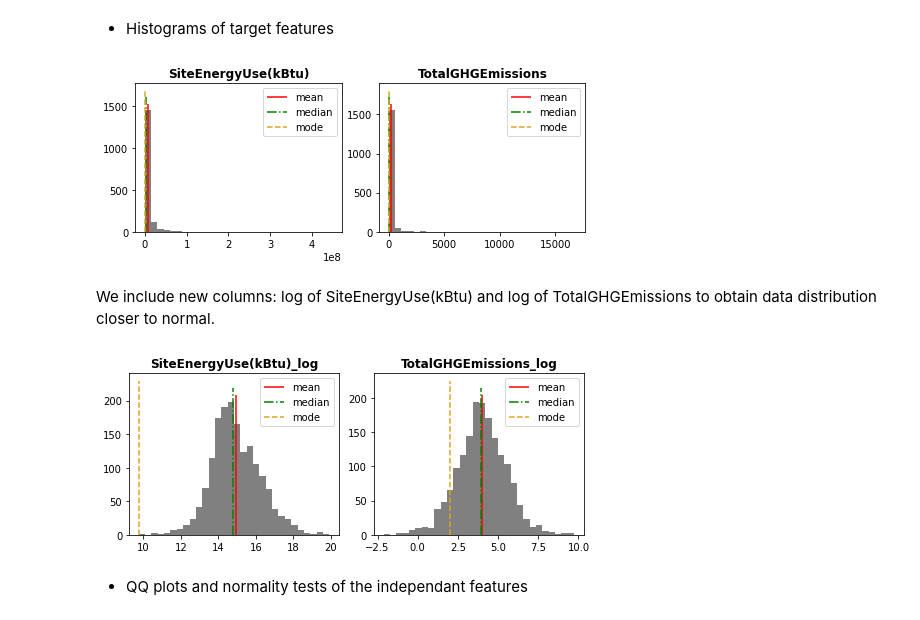
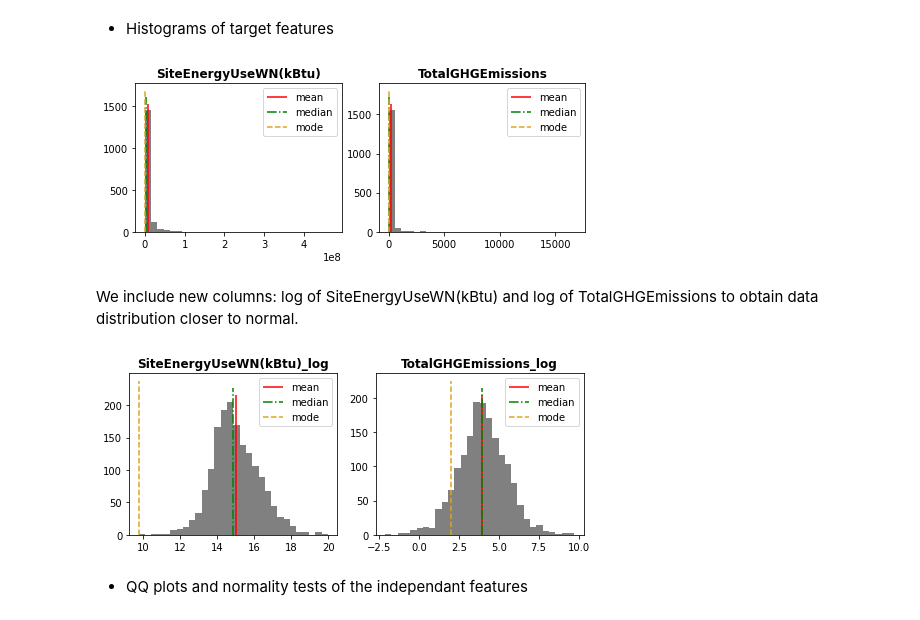
Before and after one commit to SmellyArmure/OC_DS_Project4, a Jupyter notebook: NOTEBOOKS/P4_Cleaning_EDA.ipynb, the cells around one changed output. Drawn from its saved outputs; the diff is of its cells as text; code cells hidden in the pictures.

```diff
--- a/NOTEBOOKS/P4_Cleaning_EDA.ipynb
+++ b/NOTEBOOKS/P4_Cleaning_EDA.ipynb
@@ -689,7 +688,7 @@ id_cols = ['OSEBuildingID', 'TaxParcelIdentificationNumber',
                'CouncilDistrictCode', 'Neighborhood',
                'ListOfAllPropertyUseTypes'] # redondante ?
 
-prop_cols = ['BuildingType', 'PrimaryPropertyType',
+prop_cols = ['Neighborhood', 'BuildingType', 'PrimaryPropertyType',
             'NumberofBuildings', 'NumberofFloors', 'PropertyGFATotal',
             'PropertyGFAParking','PropertyGFABuilding(s)',
             'LargestPropertyUseType', 'LargestPropertyUseTypeGFA',
@@ -1013,22 +1013,22 @@ plot_histograms(df=df, cols=prop_Q_cols, file_name='2_1_histograms.png',
 # %% [markdown]
 * Histograms of target features
 # %%
-plot_histograms(df=df, cols=['SiteEnergyUse(kBtu)', 'TotalGHGEmissions'],
+plot_histograms(df=df, cols=['SiteEnergyUseWN(kBtu)', 'TotalGHGEmissions'],
                 file_name='2_1_histograms_target.png',
                 figsize=(7,3), layout=(1,2), save_enabled=save_enabled)
 # %% [output]
-[figure, old version]
+[figure, new version]
 # %% [markdown]
- We include new columns: log of SiteEnergyUse(kBtu) and log of TotalGHGEmissions to obtain data distribution closer to normal.
+ We include new columns: log of SiteEnergyUseWN(kBtu) and log of TotalGHGEmissions to obtain data distribution closer to normal.
 # %%
-df['SiteEnergyUse(kBtu)_log'] = np.log(df['SiteEnergyUse(kBtu)'])
+df['SiteEnergyUseWN(kBtu)_log'] = np.log(df['SiteEnergyUseWN(kBtu)'])
 df['TotalGHGEmissions_log'] = np.log(df['TotalGHGEmissions'])
 
-plot_histograms(df=df, cols=['SiteEnergyUse(kBtu)_log', 'TotalGHGEmissions_log'],
+plot_histograms(df=df, cols=['SiteEnergyUseWN(kBtu)_log', 'TotalGHGEmissions_log'],
                 file_name='2_1_histograms_target.png',
                 figsize=(7,3), layout=(1,2), save_enabled=save_enabled)
 # %% [output]
-[figure, old version]
+[figure, new version]
 # %% [markdown]
 * QQ plots and normality tests of the independant features
 # %%
```
Also changed, not shown: parts of 14 cells of this notebook, 7 other files.
